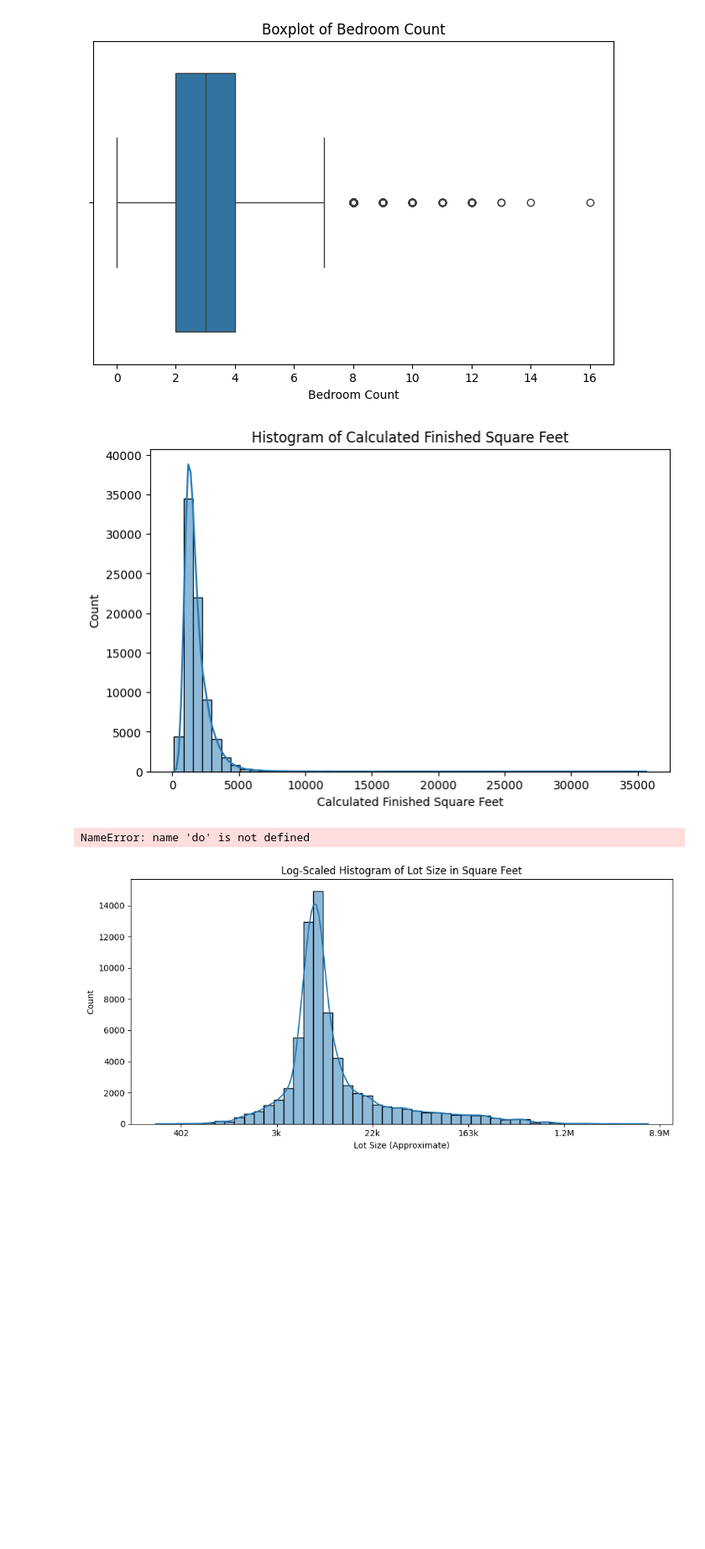
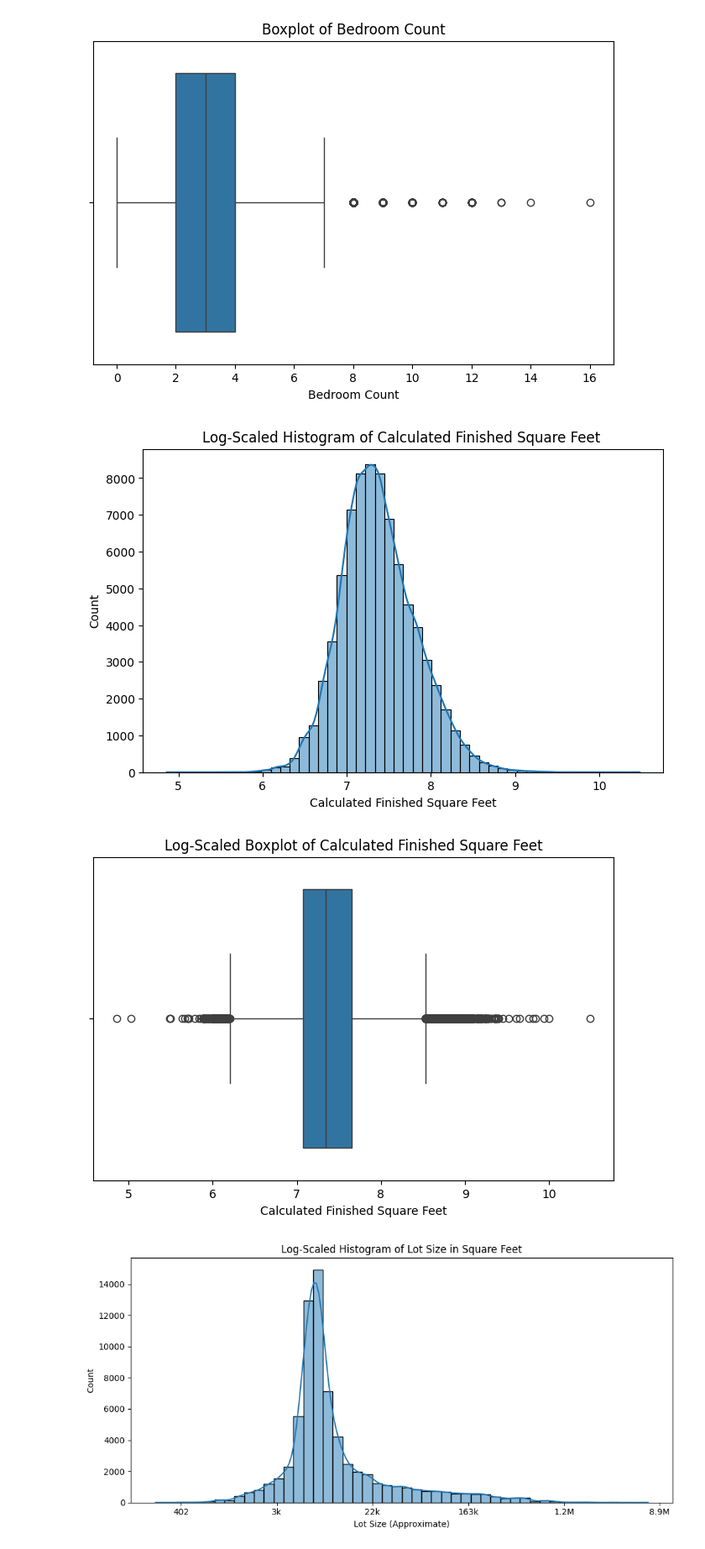
Before and after one commit to cwmckee91/dx603milestone1, a Jupyter notebook: dx603milestone1/Milestone_01.ipynb, the cells around one changed output. Shown at 84% size. Cells and saved outputs as stored; diff of their text form; code cells hidden in the pictures; blank space fills up the shorter version.

```diff
--- a/dx603milestone1/Milestone_01.ipynb
+++ b/dx603milestone1/Milestone_01.ipynb
@@ -518,21 +537,29 @@ plt.show()
 [figure]
 # %%
 # Histogram for calculatedfinishedsquarefeet
+
+# Prepare and log-transform the data
+sqft = df['calculatedfinishedsquarefeet'].dropna()
+sqft = sqft[sqft > 0]
+log_sqft = np.log1p(sqft)
+
+
 plt.figure(figsize=(8, 5))
-sns.histplot(df['calculatedfinishedsquarefeet'].dropna(), bins=50, kde=True)
-plt.title("Histogram of Calculated Finished Square Feet")
+sns.histplot(log_sqft, bins=50, kde=True)
+plt.title("Log-Scaled Histogram of Calculated Finished Square Feet ")
 plt.xlabel("Calculated Finished Square Feet")
 plt.ylabel("Count")
 plt.show()
-do
+
+
 plt.figure(figsize=(8, 5))
-sns.boxplot(x=df['calculatedfinishedsquarefeet'].dropna())
-plt.title("Boxplot of Calculated Finished Square Feet")
+sns.boxplot(x=log_sqft)
+plt.title("Log-Scaled Boxplot of Calculated Finished Square Feet")
 plt.xlabel("Calculated Finished Square Feet")
 plt.show()
 # %% [output]
-[figure, old version]
+[figure, new version]
-NameError: name 'do' is not defined
+[figure, added]
 # %%
 def format_sqft(x, pos):
     value = np.expm1(x)
```
Also changed, not shown: parts of 32 cells of this notebook.
